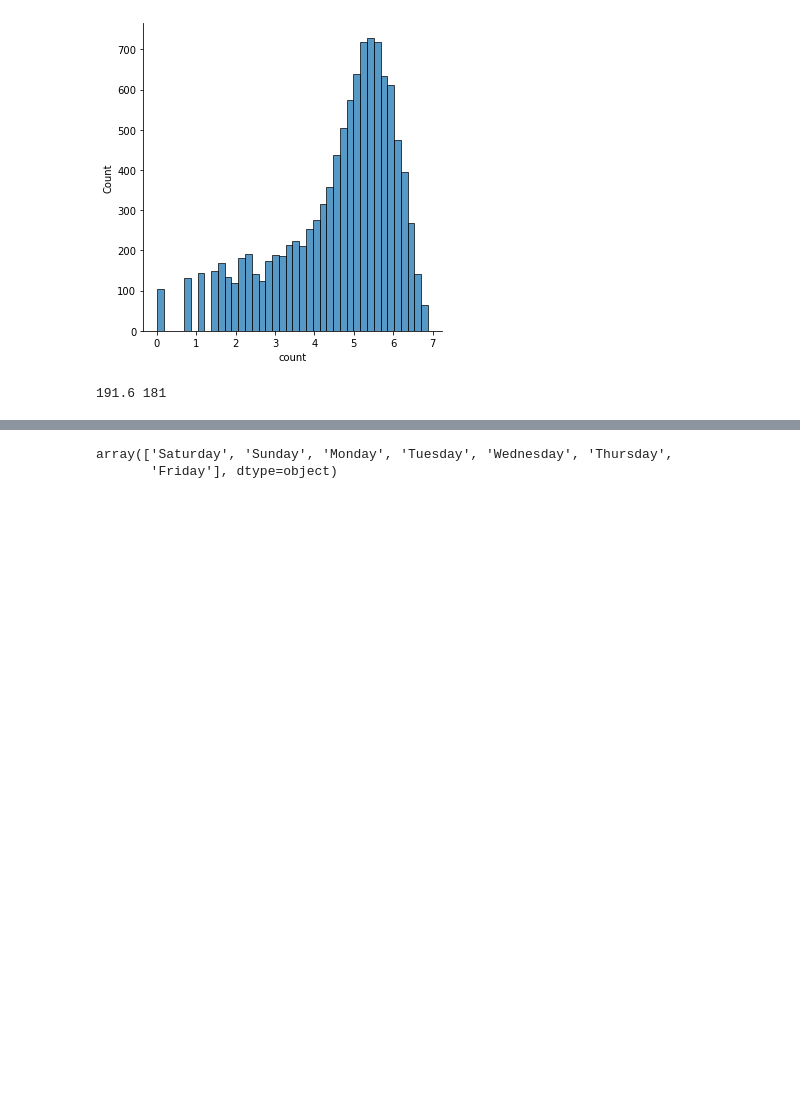
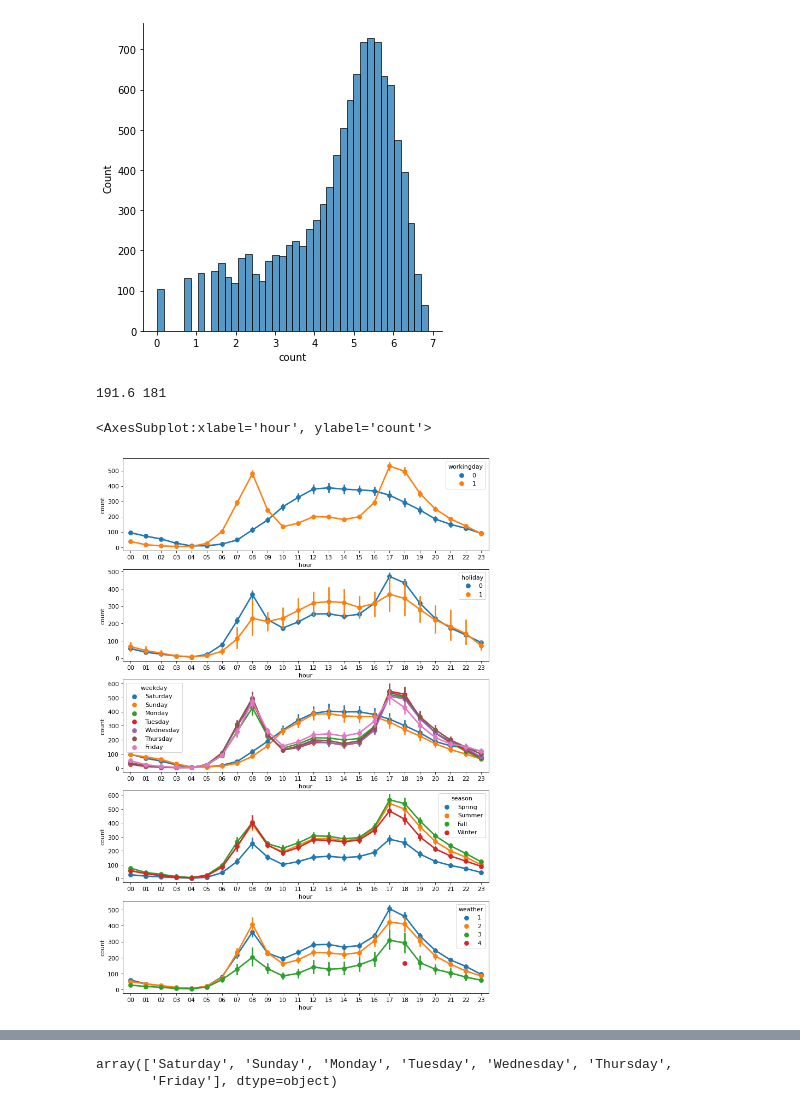
Before and after one commit to HHsungmoon/AI_project, a Jupyter notebook: Kaggle/Bike Sharing Demand/Bike_Sharing_Demend.ipynb, the cells around one changed output, grey strips where cells are left out. Cells and saved outputs as stored; diff of their text form; code cells hidden in the pictures; blank space fills up the shorter version.

```diff
--- a/Kaggle/Bike Sharing Demand/Bike_Sharing_Demend.ipynb
+++ b/Kaggle/Bike Sharing Demand/Bike_Sharing_Demend.ipynb
@@ -107,2 +106,15 @@ tmp_train_count = (train_data['count']-count_mean)/count_std
 # %% [output]
 191.6 181
+# %%
+mpl.rc('font', size=11)
+figure, axes = plt.subplots(nrows=5)
+figure.set_size_inches(12,18)
+
+sns.pointplot(x='hour',y='count', data=train_data, hue='workingday', ax=axes[0])
+sns.pointplot(x='hour',y='count', data=train_data, hue='holiday', ax=axes[1])
+sns.pointplot(x='hour',y='count', data=train_data, hue='weekday', ax=axes[2])
+sns.pointplot(x='hour',y='count', data=train_data, hue='season', ax=axes[3])
+sns.pointplot(x='hour',y='count', data=train_data, hue='weather', ax=axes[4])
+# %% [output]
+<AxesSubplot:xlabel='hour', ylabel='count'>
+[figure, added]
```
Also changed, not shown: parts of 8 cells of this notebook.
